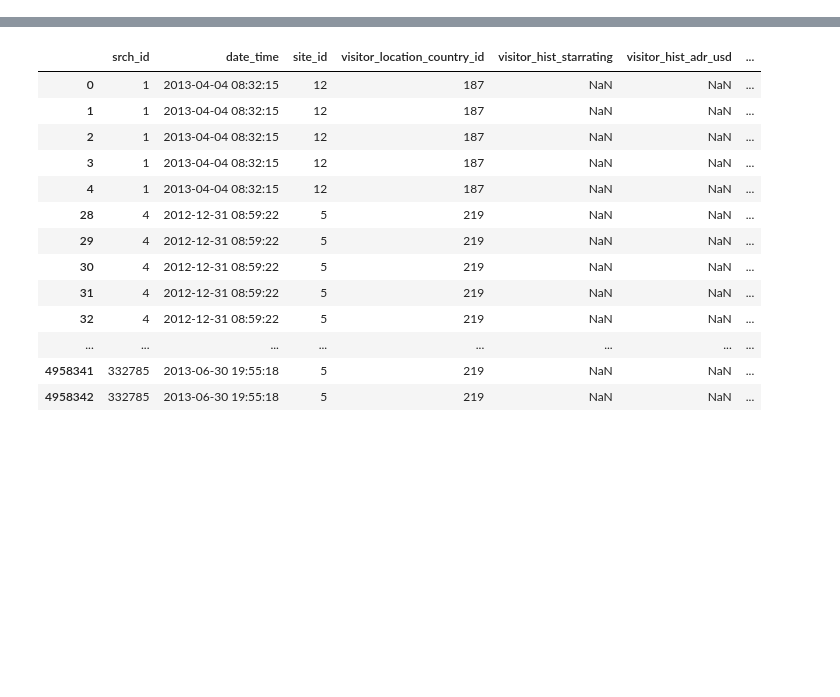
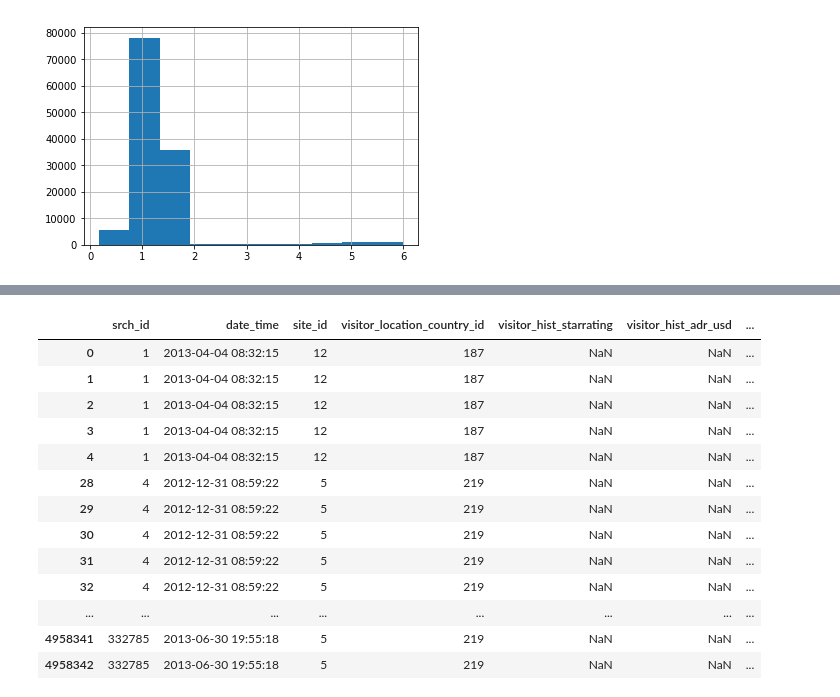
Before and after one commit to Longi94/dmt2018, a Jupyter notebook: assign2/assign2.ipynb, the cells around one changed output, grey strips where cells are left out. Drawn from its saved outputs; the diff is of its cells as text; code cells hidden in the pictures; blank space fills up the shorter version.

```diff
--- a/assign2/assign2.ipynb
+++ b/assign2/assign2.ipynb
@@ -40,0 +53,6 @@ memory usage: 2.0+ GB
+# %%
+data['quality_star'] = (data['prop_review_score']+1)/(data['prop_starrating']+1)
+data.quality_star.hist()
+data.quality_star.fillna(0., inplace=True)
+# %% [output]
+[figure, added]
```
Also changed, not shown: parts of 23 cells of this notebook, 4 other files.
